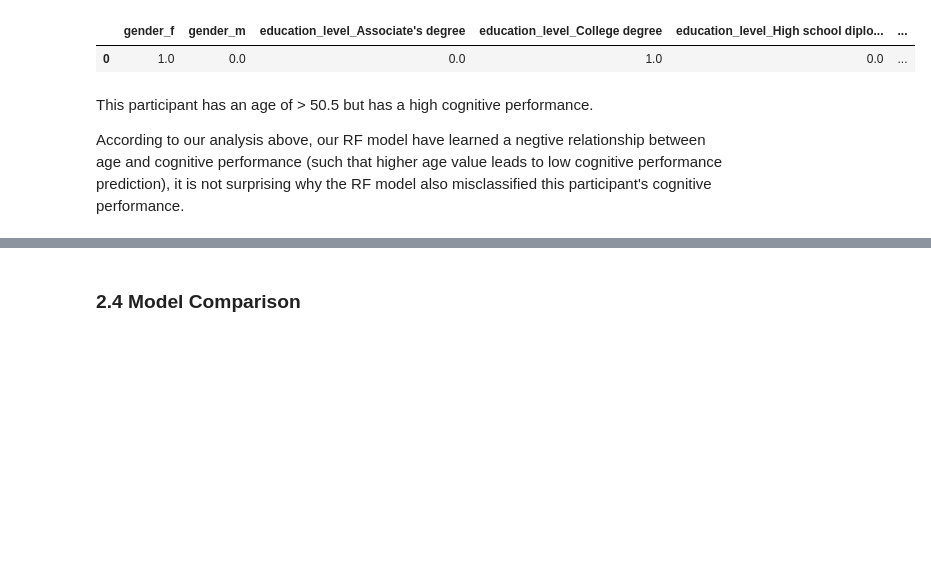
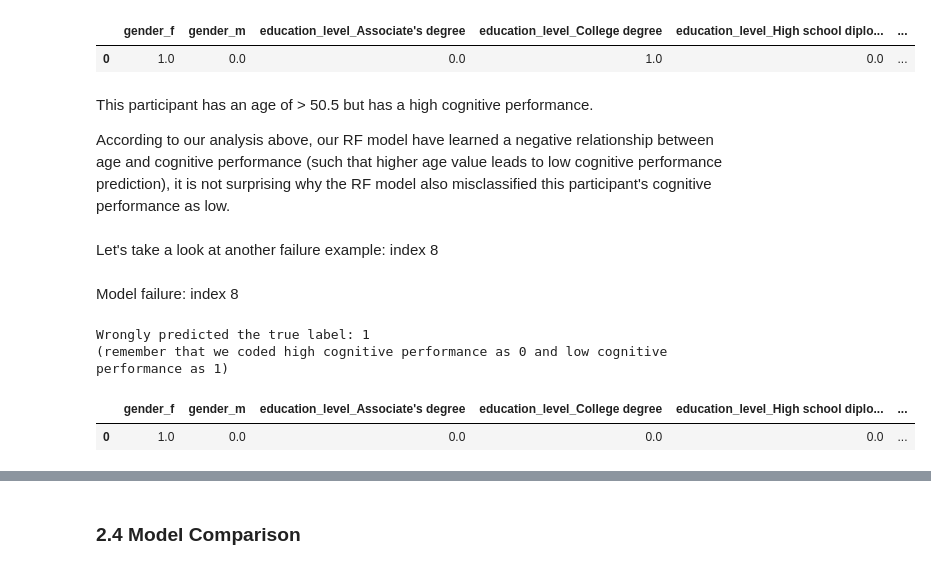
Before and after one commit to shaangao/cog-pred, a Jupyter notebook: proj1.ipynb, the cells around one changed output, grey strips where cells are left out. Saved outputs shown, nothing was run; the diff lists cells and outputs as text; code cells hidden in the pictures; blank space fills up the shorter version.

```diff
--- a/proj1.ipynb
+++ b/proj1.ipynb
@@ -946,4 +947,20 @@ Wrongly predicted the true label: 0
 # %% [markdown]
 This participant has an age of > 50.5 but has a high cognitive performance.
 
-According to our analysis above, our RF model have learned a negtive relationship between age and cognitive performance (such that higher age value leads to low cognitive performance prediction), it is not surprising why the RF model also misclassified this participant's cognitive performance.
+According to our analysis above, our RF model have learned a negative relationship between age and cognitive performance (such that higher age value leads to low cognitive performance prediction), it is not surprising why the RF model also misclassified this participant's cognitive performance as low.
+# %% [markdown]
+Let's take a look at another failure example: index 8
+# %% [markdown]
+Model failure: index 8
+# %%
+# RF failure: index 8
+
+print(f"Wrongly predicted the true label: {y_test[8]} \n(remember that we coded high cognitive performance as 0 and low cognitive performance as 1)")
+
+df_f = pd.DataFrame(X_test[8,:].reshape(1,-1), columns=weight_col_name)
+df_f
+# %% [output]
+Wrongly predicted the true label: 1
+(remember that we coded high cognitive performance as 0 and low cognitive performance as 1)
+|  | gender_f | gender_m | education_level_Associate's degree | education_level_College degree | education_level_High school diplo... | ... |
+| 0 | 1.0 | 0.0 | 0.0 | 0.0 | 0.0 | ... |
```
Also changed, not shown: parts of 8 cells of this notebook, 3 other files.
